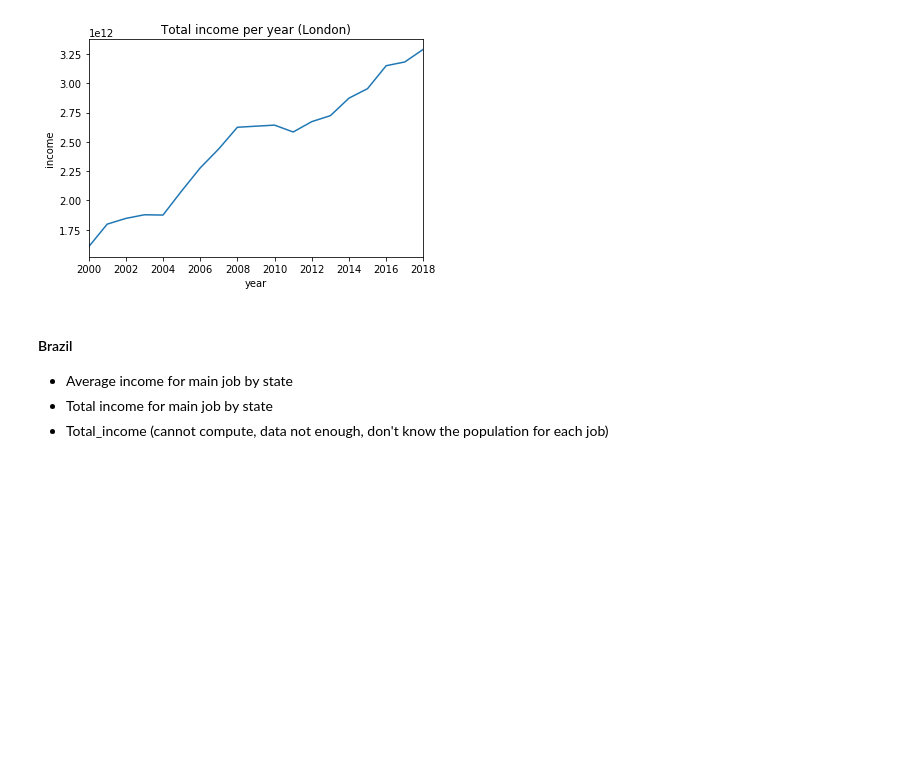
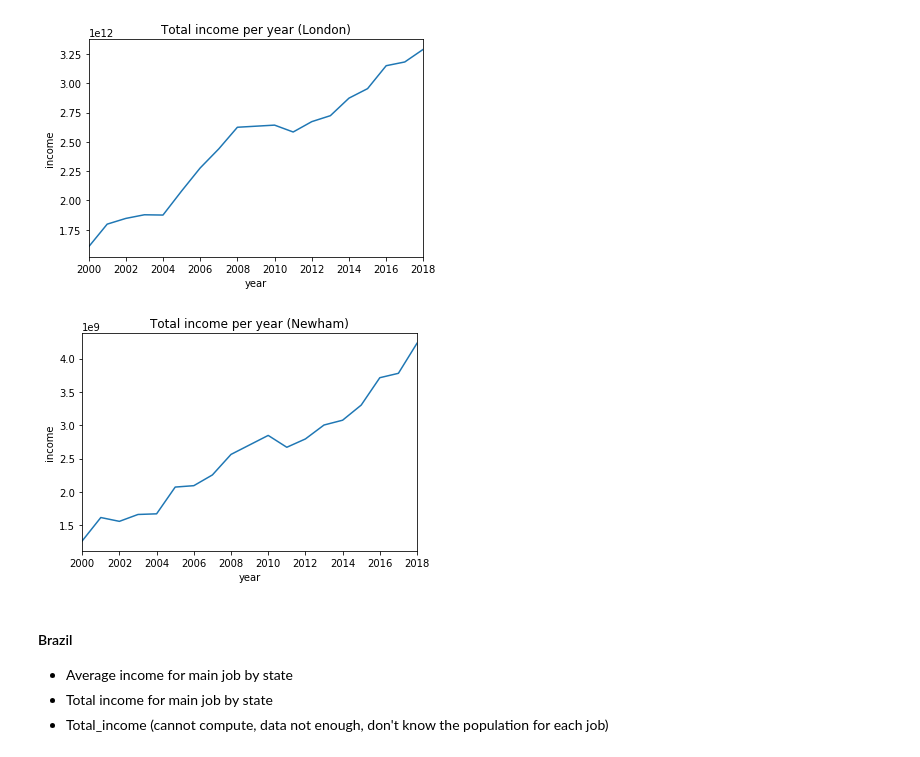
Before and after one commit to rui-yan/C1-datathon, a Jupyter notebook: Rui/Olympic effects on income.ipynb, the cells around one changed output. Cells and saved outputs as stored; diff of their text form; code cells hidden in the pictures; blank space fills up the shorter version.

```diff
--- a/Rui/Olympic effects on income.ipynb
+++ b/Rui/Olympic effects on income.ipynb
@@ -174,6 +181,15 @@ ax.set_ylabel('income');
 ax.set_title('Total income per year (London)');
 # %% [output]
 [figure]
+# %%
+fig, ax = plt.subplots()
+# total_income = london['total_income'].groupby(london.index).sum()
+total_income_newham = london.loc[london['area']=='Newham', 'total_income']
+total_income_newham.plot(ax=ax)
+ax.set_ylabel('income');
+ax.set_title('Total income per year (Newham)');
+# %% [output]
+[figure, added]
 # %% [markdown]
 #### Brazil
 - Average income for main job by state
```
Also changed, not shown: parts of 5 cells of this notebook.
